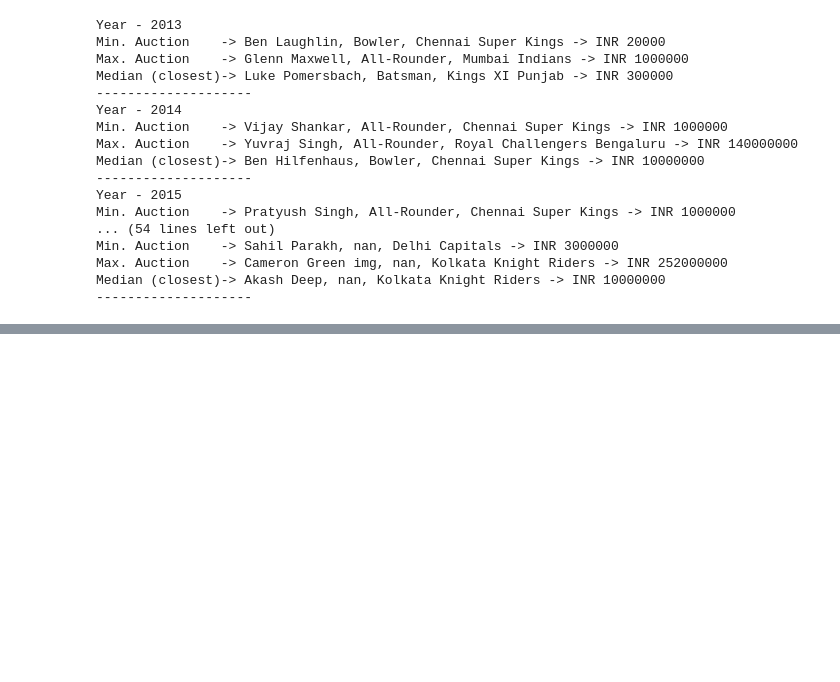
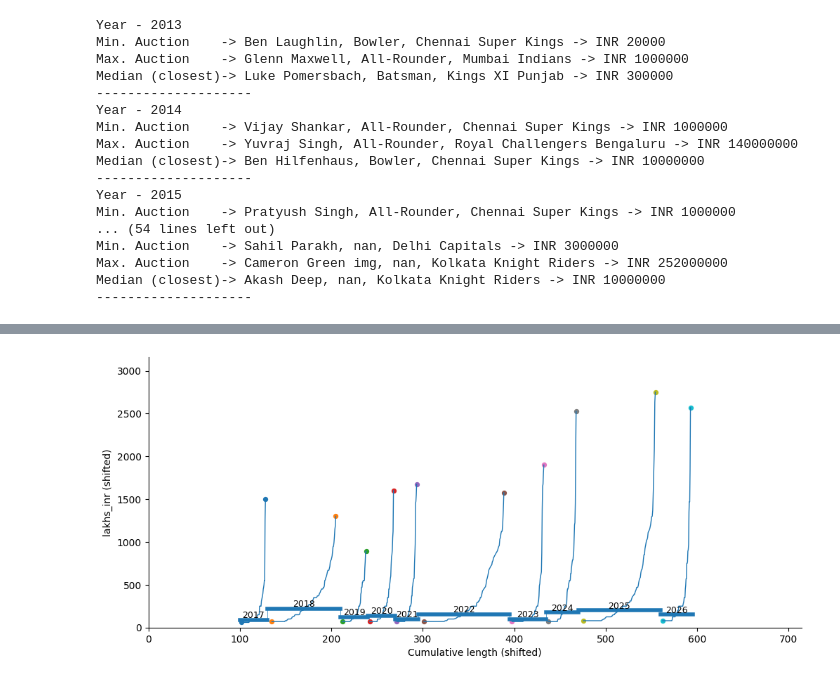
Before and after one commit to debatreyo/IPL-Auctions, a Jupyter notebook: notebooks/eda.ipynb, the cells around one changed output, grey strips where cells are left out. Cells and saved outputs as stored; diff of their text form; code cells hidden in the pictures; blank space fills up the shorter version.

```diff
--- a/notebooks/eda.ipynb
+++ b/notebooks/eda.ipynb
@@ -236,0 +218,100 @@ plt.show()
+# %%
+import numpy as np
+import matplotlib.pyplot as plt
+from matplotlib.lines import Line2D
+
+def even_slot_midpoints(x_start: float, x_end: float, n_points: int, pad_frac: float = 0.06) -> np.ndarray:
+    """Evenly place n_points inside [x_start, x_end] using slot midpoints, with padding."""
+    if n_points <= 0:
+        return np.array([])
+
+    seg_len = x_end - x_start
+    pad = seg_len * pad_frac
+    x_left = x_start + pad
+    x_right = x_end - pad
+
+    if x_right <= x_left:  # segment too small
+        return np.full(n_points, (x_start + x_end) / 2)
+
+    slot_edges = np.linspace(x_left, x_right, n_points + 1)
+    return (slot_edges[:-1] + slot_edges[1:]) / 2
+
+# ---------------------------
+# tweak knobs
+line_thickness = 4
+y_offset = 50      # shifts everything UP/DOWN
+x_offset = 100     # shifts everything RIGHT/LEFT
+length_mag = 5
+
+dist_line_width = 1.0
+end_dot_size = 18
+pad_frac = 0.06
+
+# if a year has too many players, compress to representative quantiles (keeps curve shape)
+max_points_per_year = 140  # set None to plot all (may get heavy)
+
+fig, ax = plt.subplots(figsize=(12, 5))
+
+x_cursor = 0
+prev_end_x = None
+prev_y = None
+
+for _, r in df_group.sort_values("Year").iterrows():
+    year = int(r["Year"])
+    y_base = r["median_val"] + y_offset
+
+    seg_len = r["length"] * length_mag
+
+    x_start_base = x_cursor
+    x_end_base = x_cursor + seg_len
+
+    x_start = x_start_base + x_offset
+    x_end = x_end_base + x_offset
+
+    # thick baseline (median)
+    ax.add_line(Line2D([x_start, x_end], [y_base, y_base], linewidth=line_thickness))
+
+    # connector
+    if prev_end_x is not None:
+        ax.add_line(Line2D([x_start, x_start], [prev_y, y_base], linewidth=0.5))
+
+    # year label
+    ax.text((x_start + x_end) / 2, y_base, str(year), ha="center", va="bottom", fontsize=9)
+
+    # ---------------------------
+    # distribution curve line (values sorted)
+    year_vals = df2.loc[df2["Year"] == year, "Value Lakh"].to_numpy(dtype=float)
+    if year_vals.size > 0:
+        if max_points_per_year is not None and year_vals.size > max_points_per_year:
+            q = np.linspace(0, 1, max_points_per_year)
+            year_vals = np.quantile(year_vals, q)
+
+        year_vals_sorted = np.sort(year_vals)
+
+        n_pts = year_vals_sorted.size
+        x_pts = even_slot_midpoints(x_start, x_end, n_pts, pad_frac=pad_frac)
+        y_pts = year_vals_sorted + y_offset
+
+        # thin line connecting distribution
+        ax.add_line(Line2D(x_pts, y_pts, linewidth=dist_line_width))
+
+        # optional: endpoints only (very low clutter)
+        ax.scatter([x_pts[0], x_pts[-1]], [y_pts[0], y_pts[-1]], s=end_dot_size)
+
+    # update previous + cursor
+    prev_end_x = x_end
+    prev_y = y_base
+    x_cursor = x_end_base
+
+# axis limits
+y_max = max(df_group["median_val"].max(), df2["Value Lakh"].max()) + y_offset
+ax.set_xlim(0, (x_offset + x_cursor) * 1.2)
+ax.set_ylim(0, y_max * 1.15)
+
+ax.set_xlabel("Cumulative length (shifted)")
+ax.set_ylabel("lakhs_inr (shifted)")
+ax.spines[["top", "right"]].set_visible(False)
+
+plt.show()
+# %% [output]
+[figure, added]
```
Also changed, not shown: parts of 8 cells of this notebook.
